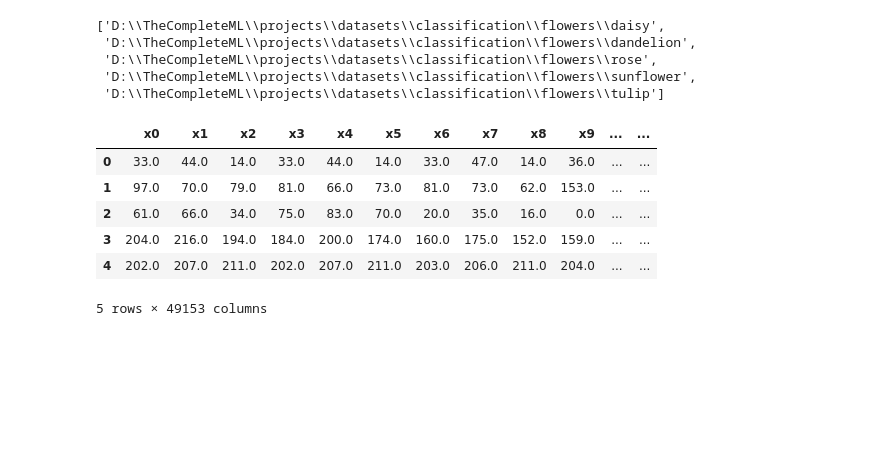
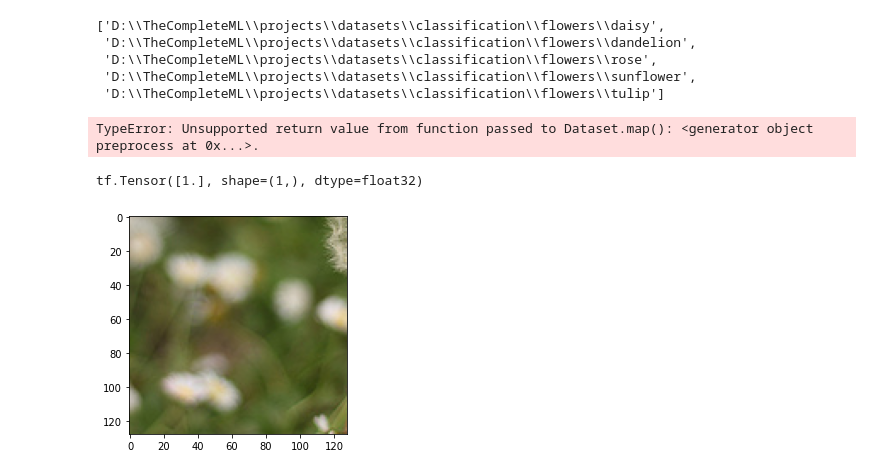
Before and after one commit to Kaushalkhokhar/complete-ml, a Jupyter notebook: projects/CNN/flowers.ipynb, the cells around one changed output. Drawn from its saved outputs; the diff is of its cells as text; code cells hidden in the pictures; blank space fills up the shorter version.

Commit message:
data pipeline started

```diff
--- a/projects/CNN/flowers.ipynb
+++ b/projects/CNN/flowers.ipynb
@@ -129,10 +124,35 @@ df_train = pd.read_csv(os.path.join(data_dir, "train", "train_1.csv"))
-# %%
-df_train.head()
-# %% [output]
-|  | x0 | x1 | x2 | x3 | x4 | x5 | x6 | x7 | x8 | x9 | ... | ... |
-| 0 | 33.0 | 44.0 | 14.0 | 33.0 | 44.0 | 14.0 | 33.0 | 47.0 | 14.0 | 36.0 | ... | ... |
-| 1 | 97.0 | 70.0 | 79.0 | 81.0 | 66.0 | 73.0 | 81.0 | 73.0 | 62.0 | 153.0 | ... | ... |
-| 2 | 61.0 | 66.0 | 34.0 | 75.0 | 83.0 | 70.0 | 20.0 | 35.0 | 16.0 | 0.0 | ... | ... |
-| 3 | 204.0 | 216.0 | 194.0 | 184.0 | 200.0 | 174.0 | 160.0 | 175.0 | 152.0 | 159.0 | ... | ... |
-| 4 | 202.0 | 207.0 | 211.0 | 202.0 | 207.0 | 211.0 | 203.0 | 206.0 | 211.0 | 204.0 | ... | ... |
-5 rows × 49153 columns
+# %%
+dims = (128, 128)
+channels = 3
+n_features = dims[0] * dims[1] * channels
+# ls = loading_and_splitting(data_dirs=data_dirs, dims=dims, channels=channels, target_dir=data_dir)
+# ls.shuffle_and_save()
+# %%
+train_paths = [f"{os.path.join(data_dir, 'train')}\\{item}" for item in os.listdir(os.path.join(data_dir, "train"))]
+valid_paths = [f"{os.path.join(data_dir, 'valid')}\\{item}" for item in os.listdir(os.path.join(data_dir, "valid"))]
+test_paths = [f"{os.path.join(data_dir, 'test')}\\{item}" for item in os.listdir(os.path.join(data_dir, "test"))]
+# %%
+def preprocess(line):
+    defs = [tf.constant([], dtype = tf.float32)] * (n_features + 1)
+    xy = tf.io.decode_csv(line, record_defaults=defs)
+    X = tf.stack(xy[:-1])
+    y = tf.stack(xy[-1:])
+
+    X = tf.reshape(X, [128, 128, 3])
+    return X/255., y
+
+
+n_readers = 5
+filepaths = tf.data.Dataset.list_files(train_paths, seed=42)
+dataset = filepaths.interleave(lambda filepath: tf.data.TextLineDataset(filepath).skip(1), cycle_length=n_readers)
+dataset = dataset.map(preprocess)
+# %% [output]
+TypeError: Unsupported return value from function passed to Dataset.map(): <generator object preprocess at 0x...>.
+# %%
+images = []
+for line in dataset.take(2):
+    print(line[1])
+    images.append(line[0])
+# %% [output]
+tf.Tensor([1.], shape=(1,), dtype=float32)
+[figure, added]
```
Also changed, not shown: parts of 2 cells of this notebook.
